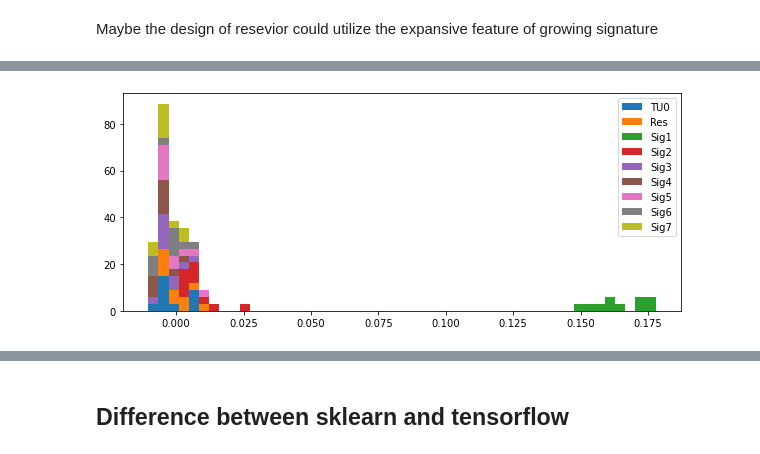
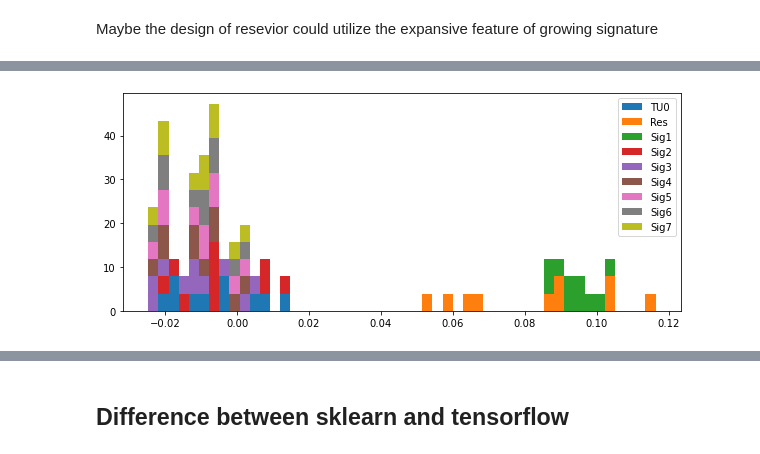
Before and after one commit to justinhou95/market_simulator, a Jupyter notebook: notebooks/resevoir4.ipynb, the cells around one changed output, grey strips where cells are left out. Saved outputs shown, nothing was run; the diff lists cells and outputs as text; code cells hidden in the pictures.

```diff
--- a/notebooks/resevoir4.ipynb
+++ b/notebooks/resevoir4.ipynb
@@ -240,22 +234,3 @@ num_levels = 3
 num_lags = 0
 kernE = kernels.SignatureKernel(base_kernel = gpflow.kernels.Exponential(), \
                                 num_levels = num_levels, order = num_levels, num_lags = num_lags)
-# %%
-TU0 = []
-for i in tqdm(range(10)):
-    X = tf.constant([np.array(Res_split.sde.path()[-1]) for i in range(n_samples)])[:,:validto+1,:]
-    Y = tf.constant([np.array(Res_split.sde.path()[-1]) for i in range(n_samples)])[:,:validto+1,:]
-    TU0.append(evaluation.Sig_TU2(X,Y,kernE))
-# %%
-TU_res = []
-for i in tqdm(range(10)):
-    X = tf.constant([np.array(Res_split.sde.path()[-1]) for i in range(n_samples)])[:,:validto+1,:]
-    TU_res.append(evaluation.Sig_TU2(X,Res_split.X_res,kernE))
-# %%
-TU_sig = []
-for X_sig_now in Res_split.X_sig:
-    TU = []
-    for i in tqdm(range(10)):
-        X = tf.constant([np.array(Res_split.sde.path()[-1]) for i in range(n_samples)])[:,:validto+1,:]
-        TU.append(evaluation.Sig_TU2(X,X_sig_now,kernE))
-    TU_sig.append(TU)
@@ -262,13 +259,17 @@ for X_sig_now in Res_split.X_sig:
 # %%
-# with open('TU_for_ResGenerator.npy', 'rb') as f:
-#     TU = np.load(f)
-TU = np.array([TU0, TU_res] + TU_sig)
+# TU = np.array([TU0, TU_res] + TU_sig)
+with open('npy/TU_for_ResGenerator_sabr.npy', 'rb') as f:
+    TU = np.load(f)
+TU0 = TU[0]
+TU_res = TU[1]
+TU_sig = TU[2:]
+
 label = ['TU0', 'Res'] + ['Sig' + str(i+1) for i in range(len(TU_sig))]
 plt.figure(figsize = (10,4))
 plt.hist(TU.T, bins = 50, density=True, histtype='bar', stacked=True, label = label)
 plt.legend()
 plt.show()
-# with open('TU_for_ResGenerator.npy', 'wb') as f:
+# with open('npy/TU_for_ResGenerator_sabr.npy', 'wb') as f:
 #     np.save(f, TU)
 # %% [output]
-[figure, old version]
+[figure, new version]
```
Also changed, not shown: parts of 35 cells of this notebook, 26 other files.
